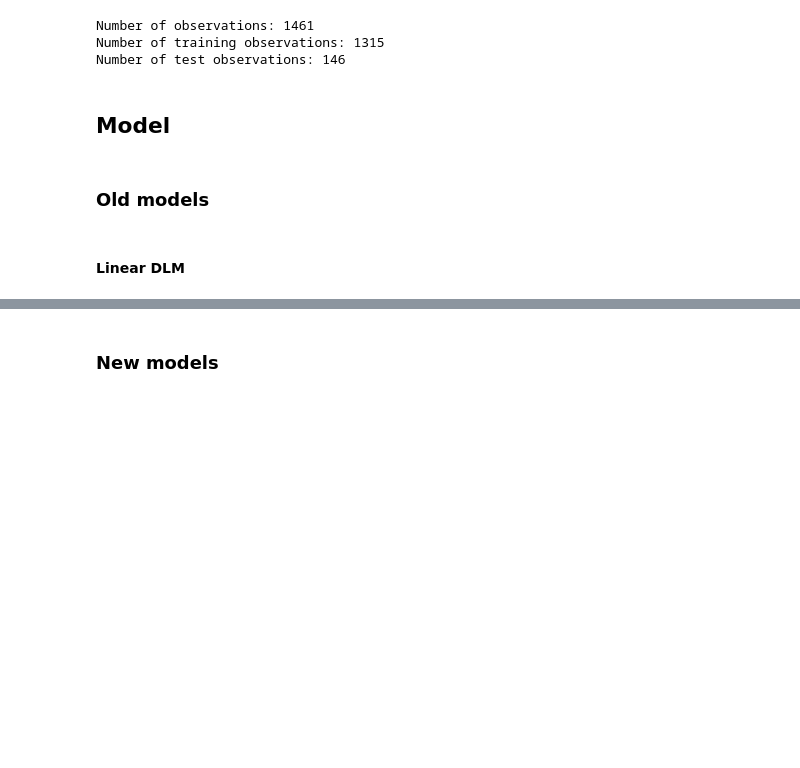
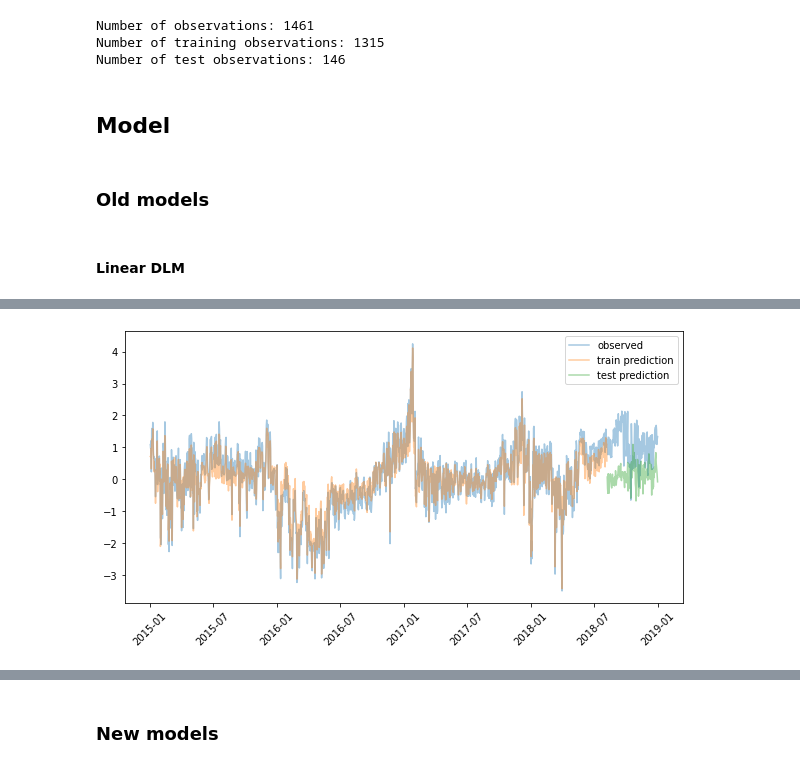
Before and after one commit to wdmdev/42186-MBML-Project, a Jupyter notebook: dlm.ipynb, the cells around one changed output, grey strips where cells are left out. Saved outputs shown, nothing was run; the diff lists cells and outputs as text; code cells hidden in the pictures; blank space fills up the shorter version.

```diff
--- a/dlm.ipynb
+++ b/dlm.ipynb
@@ -170,0 +206,91 @@ INFO     step  900 loss = 102.129
+# %%
+class LinearDLM(ForecastingModel):
+    def __init__(self, *args, **kwargs):
+        super().__init__(*args, **kwargs)
+        self.tau = 1
+        self.M = 4
+        # self.h_dim = X_E.shape[1]
+        self.h_dim = 20
+        self.gamma = 1
+        self.lambda_f = 1
+
+    def model(self, zero_data, covariates):
+        x_E = covariates[:, :X_E.shape[1]]
+        x_W = covariates[:, -X_W.shape[1]:]
+        covariates = x_E
+
+        data_dim = zero_data.size(-1)
+        feature_dim = covariates.size(-1)
+
+        # draw parameters
+        theta_g = pyro.sample("theta_g", dist.Normal(torch.zeros(self.h_dim), torch.ones(self.h_dim)).to_event(1))
+        theta_f = pyro.sample("theta_f", dist.Normal(torch.zeros((feature_dim, self.h_dim)), torch.ones((feature_dim, self.h_dim)) * self.lambda_f).to_event(2))
+        # print("theta_g: ", theta_g.shape)
+
+        # weight = theta_g
+
+        with self.time_plate:
+            R = pyro.sample("R", dist.HalfCauchy(self.gamma*torch.ones(self.h_dim)).to_event(1))
+            # with poutine.reparam(config={"h_param": LocScaleReparam()}):
+            # print(covariates.unsqueeze(-1).shape, theta_f.shape)
+            h_mean = (theta_f*covariates.unsqueeze(-1)).sum(-2, keepdim=True).squeeze(-2)
+            # print("h_mean: ", h_mean.shape, "R: ",R.shape)
+            h = pyro.sample("h", dist.Normal(h_mean, R).to_event(1))
+        pyro.deterministic("h_data", h)
+
+        # prediction
+        # print("theta_g: ", theta_g.shape, "h: ", h.shape)
+        prediction = (theta_g*h).sum(-1, keepdim=True)
+        assert prediction.shape[-2:] == zero_data.shape
+        # record in model_trace
+        pyro.deterministic("prediction", prediction)
+
+        sigma = pyro.sample("sigma", dist.HalfCauchy(self.tau).expand([1]).to_event(1))
+        noise_dist = dist.Normal(0, sigma)
+
+        self.predict(noise_dist, prediction)
+
+pyro.set_rng_seed(1)
+pyro.clear_param_store()
+model = LinearDLM()
+guide = AutoNormal(poutine.block(model, hide=[f"z_{i}" for i in range(T1+1)]))
+# optim = Adam({ 'lr': 1e-3 })
+forecaster = Forecaster(
+    model,
+    y[:T1],
+    covariates[:T1],
+    learning_rate=0.1,
+    learning_rate_decay=0.05,
+    num_steps=1000,
+    guide = guide,
+    # optim = optim,
+)
+
+with poutine.trace() as tr:
+    forecaster(y[:T1], covariates, num_samples=100)
+
+# extract the values from the recorded trace
+posterior_samples = {
+    name: site["value"]
+    for name, site in tr.trace.nodes.items()
+    if site["type"] == "sample"
+}
+
+fig, ax = plt.subplots(1, 1, figsize=(10, 5))
+
+ax.plot(dates, y, label="observed", alpha= .4)
+pred_p10, pred_p50, pred_p90 = quantile(posterior_samples['prediction'], (0.1, 0.5, 0.9)).squeeze(-1)
+ax.plot(dates[:T1], pred_p50[:T1], label="train prediction", alpha = .4)
+ax.plot(dates[T1:], pred_p50[T1:], label="test prediction", alpha = .4)
+ax.legend()
+
+plt.setp(ax.get_xticklabels(), rotation = 45)
+
+plt.show()
+
+resid = obs - posterior_samples['prediction'].squeeze()
+print("Mean price: ", obs.mean())
+print("Mean abs residual: ", resid.abs().mean())
+print("Mean abs train residual: ", resid[:, :T1].abs().mean())
+print("Mean abs test residual: ", resid[:, T1:].abs().mean())
+# %% [output]
@@ -170,0 +307 @@ INFO     step  900 loss = 102.129
+[figure, added]
```
Also changed, not shown: parts of 6 cells of this notebook.
